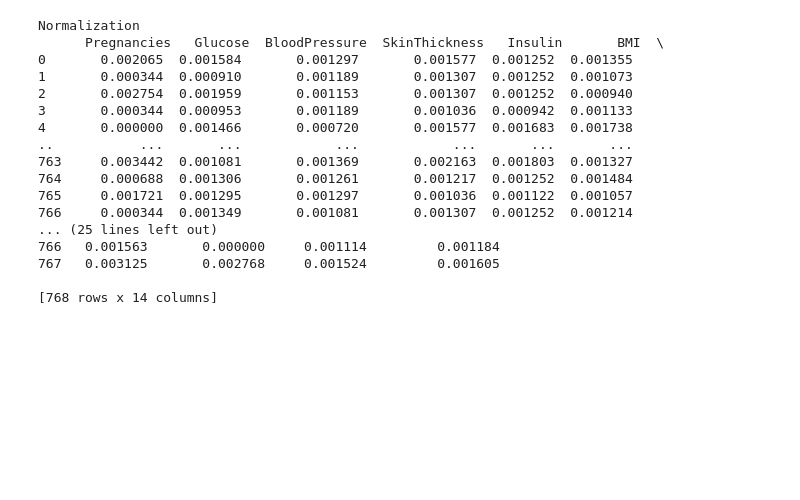
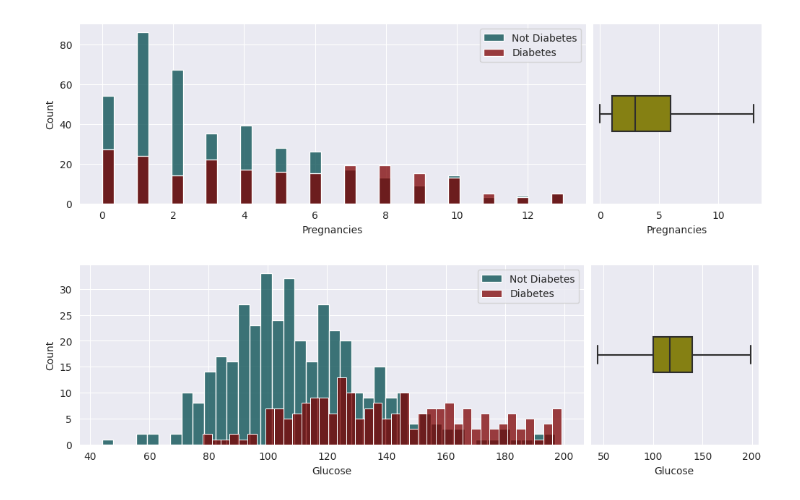
Before and after one commit to anhdung2k1/CS-Adelaide, a Jupyter notebook: diabetes_prediction.ipynb, the cells around one changed output. Saved outputs shown, nothing was run; the diff lists cells and outputs as text; code cells hidden in the pictures; blank space fills up the shorter version.

```diff
--- a/diabetes_prediction.ipynb
+++ b/diabetes_prediction.ipynb
@@ -40,4 +80,0 @@ dtype: int64
-# %%
-feature_mising_value = ['Glucose','BloodPressure','SkinThickness','Insulin','BMI','DiabetesPedigreeFunction','Age']
-x[feature_mising_value] = x[feature_mising_value].replace(0,np.nan)
-print("Print null data\n",x.isnull().sum())
@@ -169,26 +88,46 @@ Orinal Encoder
-# %%
-#Normalization
-x=normalize(x,norm='l1',axis=0)
-x=pd.DataFrame(x,columns=x_extraction.columns)
-print("Normalization\n",x)
-# %% [output]
-Normalization
-      Pregnancies   Glucose  BloodPressure  SkinThickness   Insulin       BMI  \
-0       0.002065  0.001584       0.001297       0.001577  0.001252  0.001355
-1       0.000344  0.000910       0.001189       0.001307  0.001252  0.001073
-2       0.002754  0.001959       0.001153       0.001307  0.001252  0.000940
-3       0.000344  0.000953       0.001189       0.001036  0.000942  0.001133
-4       0.000000  0.001466       0.000720       0.001577  0.001683  0.001738
-..           ...       ...            ...            ...       ...       ...
-763     0.003442  0.001081       0.001369       0.002163  0.001803  0.001327
-764     0.000688  0.001306       0.001261       0.001217  0.001252  0.001484
-765     0.001721  0.001295       0.001297       0.001036  0.001122  0.001057
-766     0.000344  0.001349       0.001081       0.001307  0.001252  0.001214
-... (25 lines left out)
-766   0.001563       0.000000     0.001114         0.001184
-767   0.003125       0.002768     0.001524         0.001605
-
-[768 rows x 14 columns]
 # %%
 #Split the test
-x_train,x_test,y_train,y_test = train_test_split(x,y,test_size=0.3,random_state=1)
+x_train,x_test,y_train,y_test = train_test_split(x,y,test_size=0.2,random_state=0,stratify=y)
+x_train.reset_index(drop=True,inplace=True)
+x_test.reset_index(drop=True,inplace=True)
+y_train.reset_index(drop=True,inplace=True)
+y_test.reset_index(drop=True,inplace=True)
+# %%
+def plots(feature):
+    fig = plt.figure(constrained_layout=True, figsize=(10, 3))
+    gs = gridspec.GridSpec(nrows=1, ncols=4, figure=fig)
+    ax1 = fig.add_subplot(gs[0, :3])
+
+    # Plot histograms
+    sea.histplot(data=x_train.loc[y_train["Outcome"] == 0, feature],
+                 kde=False, color="#004a4d", bins=40, stat="count",
+                 label="Not Diabetes", ax=ax1)
+    sea.histplot(data=x_train.loc[y_train["Outcome"] == 1, feature],
+                 kde=False, color="#7d0101", bins=40, stat="count",
+                 label="Diabetes", ax=ax1)
+
+    ax2 = fig.add_subplot(gs[0, 3])
+
+    # Plot boxplot
+    sea.boxplot(data=x_train, x=feature, orient="v", color="#989100", width=0.2, ax=ax2)
+
+    ax1.legend(loc="upper right")
+# %%
+Q1 = x_train["Pregnancies"].quantile(0.25)
+Q3 = x_train["Pregnancies"].quantile(0.75)
+q95th = x_train["Pregnancies"].quantile(0.95)
+IQR = Q3 - Q1
+UW = Q3 + 1.5*IQR
+
+x_train["Pregnancies"] = np.where(x_train["Pregnancies"] > UW,
+                                  q95th, x_train["Pregnancies"])
+plots("Pregnancies")
+# %% [output]
+[figure, added]
+# %%
+#Replace 0 values with median
+med = x_train["Glucose"].median()
+x_train["Glucose"] = np.where(x_train["Glucose"] == 0, med, x_train["Glucose"])
+plots("Glucose")
+# %% [output]
+[figure, added]
```
Also changed, not shown: parts of 23 cells of this notebook.
